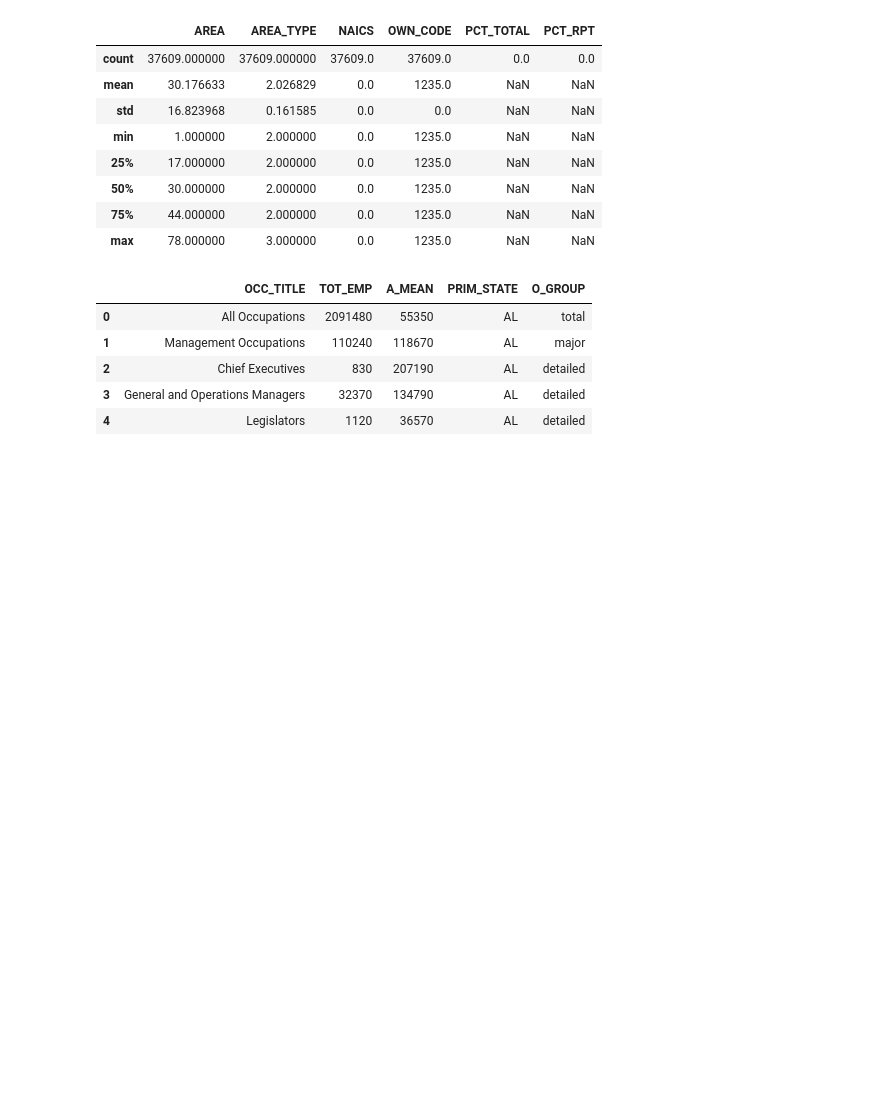
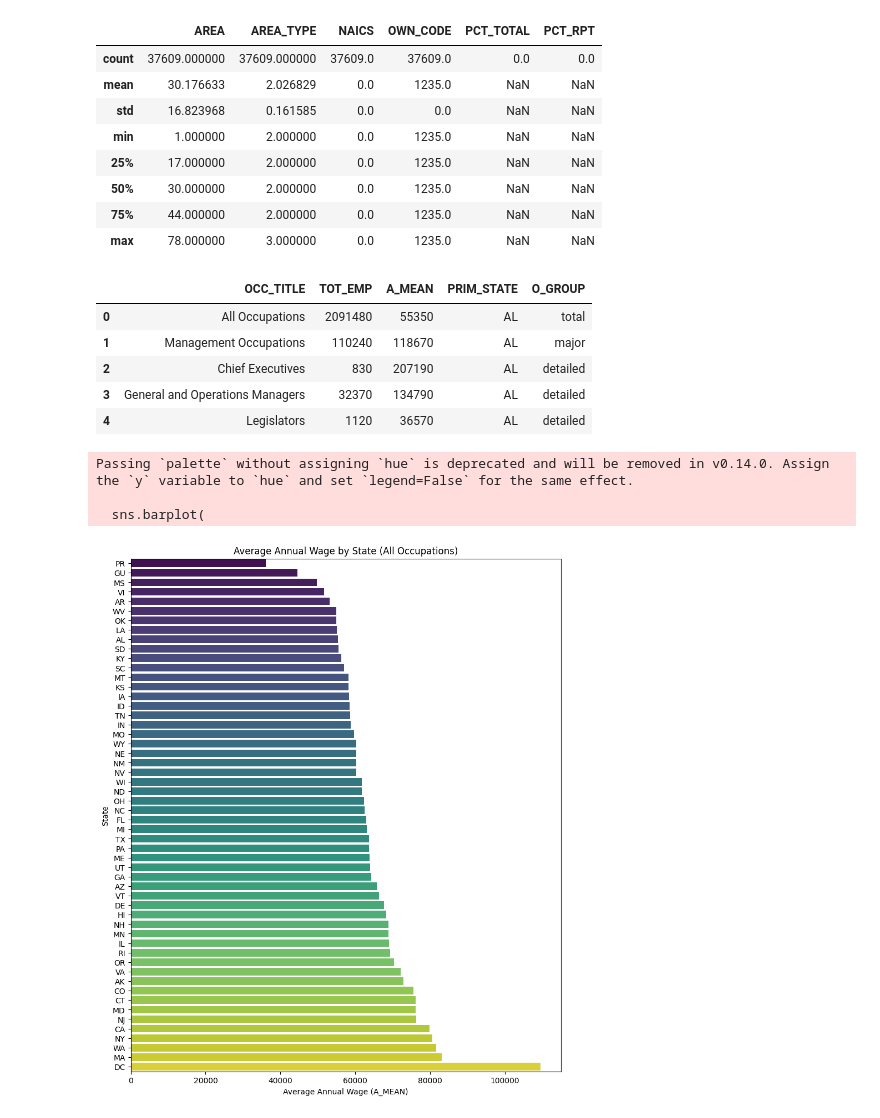
Before and after one commit to asn5995/dataScienceProject-DepartmentOfLabour, a Jupyter notebook: code.ipynb, the cells around one changed output. Cells and saved outputs as stored; diff of their text form; code cells hidden in the pictures; blank space fills up the shorter version.

```diff
--- a/code.ipynb
+++ b/code.ipynb
@@ -81,3 +81,28 @@ df_filtered.head()
 | 2 | Chief Executives | 830 | 207190 | AL | detailed |
 | 3 | General and Operations Managers | 32370 | 134790 | AL | detailed |
 | 4 | Legislators | 1120 | 36570 | AL | detailed |
+# %%
+df_total = df[df['O_GROUP'] == 'total']
+df_total = df[(df['O_GROUP'] == 'total') & (df['OCC_TITLE'] == 'All Occupations')]
+state_wages = df_total.groupby('PRIM_STATE')['A_MEAN'].mean().sort_values()
+
+import matplotlib.pyplot as plt
+import seaborn as sns
+
+plt.figure(figsize=(10, 12))
+sns.barplot(
+    data=state_wages.reset_index(),
+    x='A_MEAN',
+    y='PRIM_STATE',
+    palette='viridis'
+)
+
+plt.title('Average Annual Wage by State (All Occupations)')
+plt.xlabel('Average Annual Wage (A_MEAN)')
+plt.ylabel('State')
+plt.show()
+# %% [output]
+Passing `palette` without assigning `hue` is deprecated and will be removed in v0.14.0. Assign the `y` variable to `hue` and set `legend=False` for the same effect.
+
+  sns.barplot(
+[figure, added]
```
Also changed, not shown: parts of 5 cells of this notebook.
